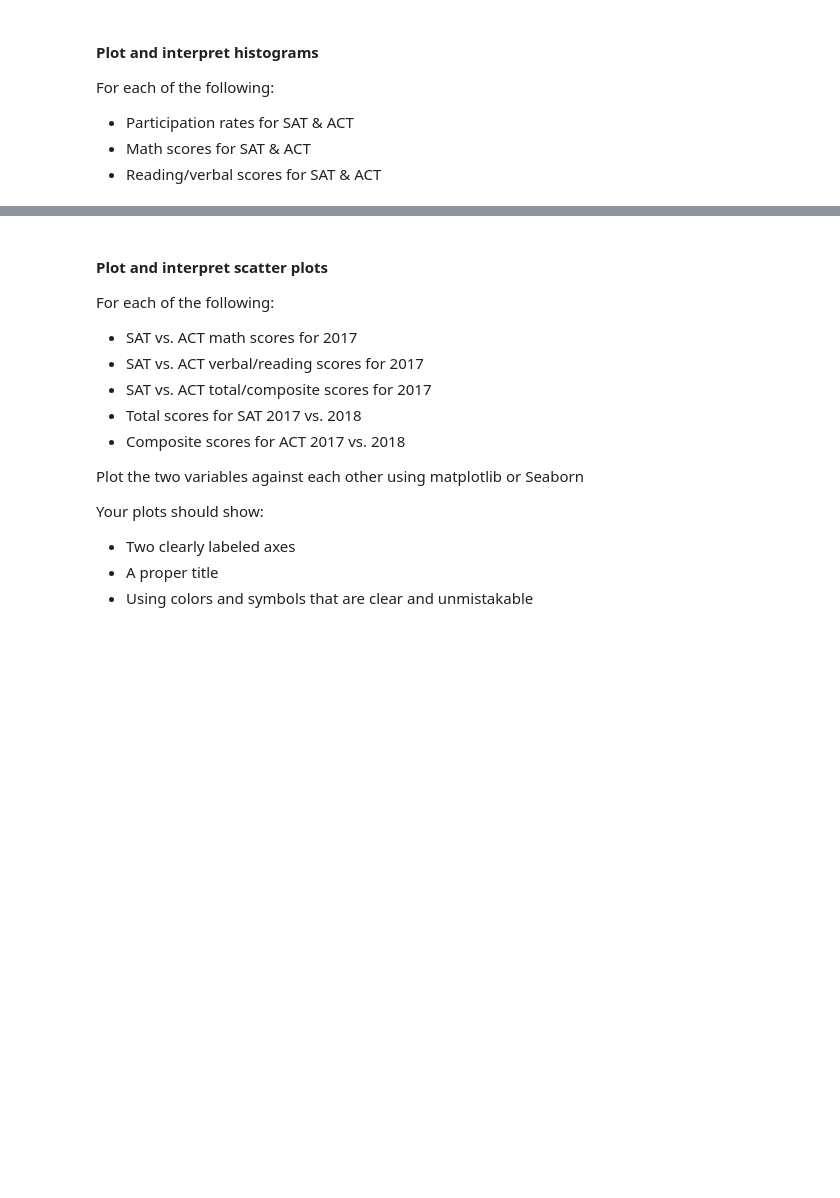
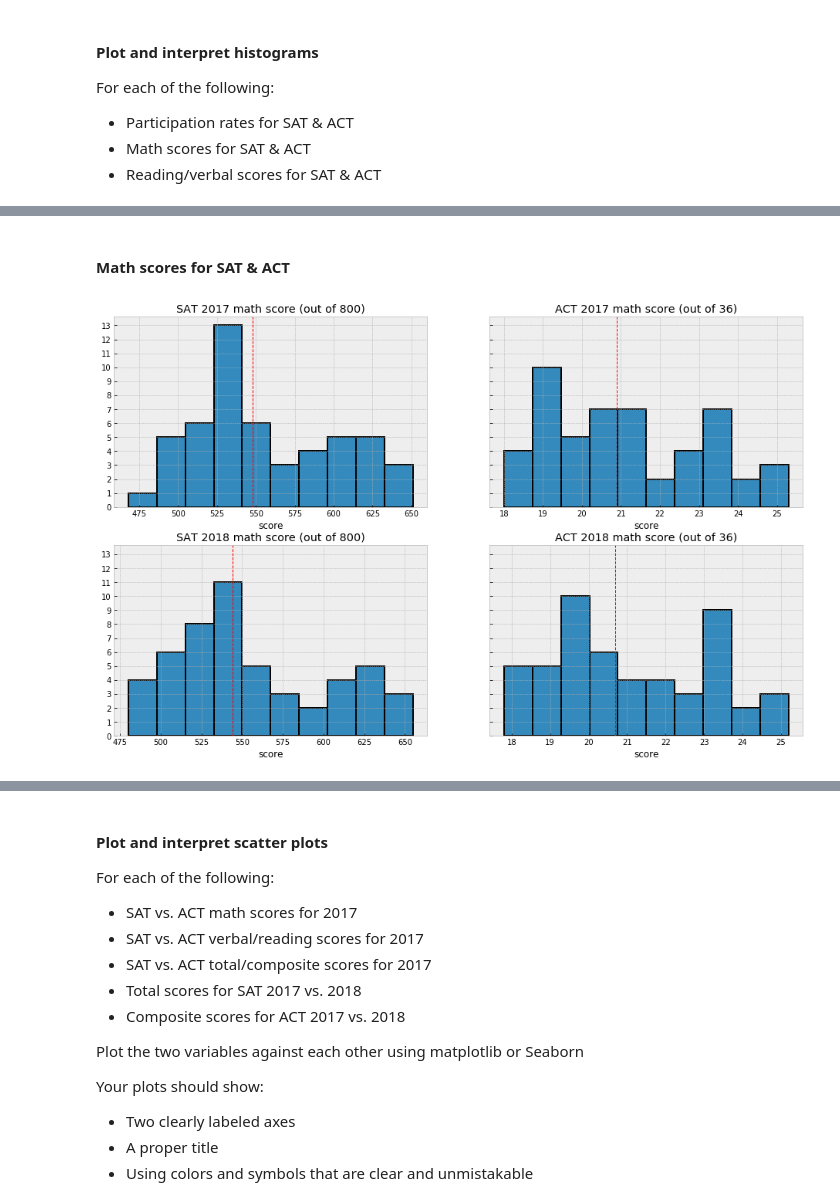
Before and after one commit to persocom01/GA-lessons, a Jupyter notebook: PROJECTS-AND-ASSIGNMENTS/GA-project-1/starter-code.ipynb, the cells around one changed output, grey strips where cells are left out. Saved outputs shown, nothing was run; the diff lists cells and outputs as text; code cells hidden in the pictures; blank space fills up the shorter version.

```diff
--- a/PROJECTS-AND-ASSIGNMENTS/GA-project-1/starter-code.ipynb
+++ b/PROJECTS-AND-ASSIGNMENTS/GA-project-1/starter-code.ipynb
@@ -407,0 +654,8 @@ For each of the following:
+# %% [markdown]
+#### Math scores for SAT & ACT
+# %%
+titles = ['SAT 2017 math score (out of 800)', 'ACT 2017 math score (out of 36)', 'SAT 2018 math score (out of 800)', 'ACT 2018 math score (out of 36)']
+xlabels = ['score' for i in range(len(titles))]
+subplot_histograms(df_2017_2018, ['s17_math', 'a17_math', 's18_math', 'a18_math'], titles, xlabels, ylimit=14, medianline=True)
+# %% [output]
+[figure, added]
```
Also changed, not shown: parts of 62 cells of this notebook, 8 other files.
